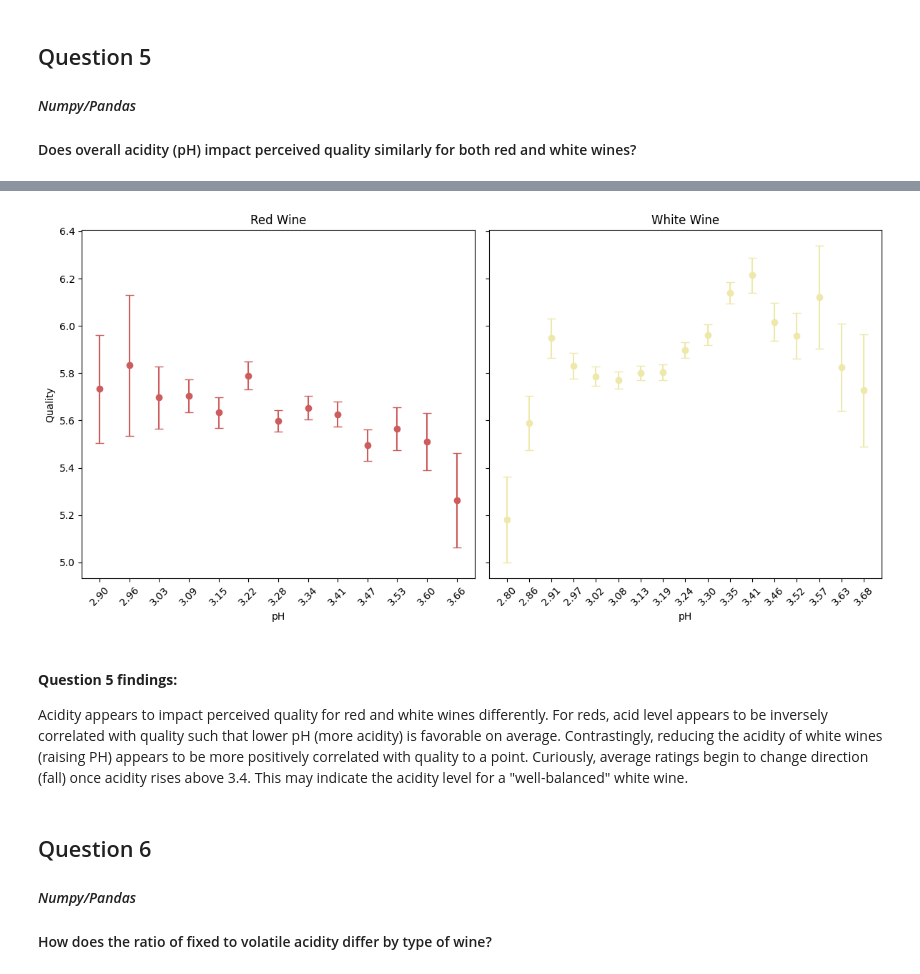
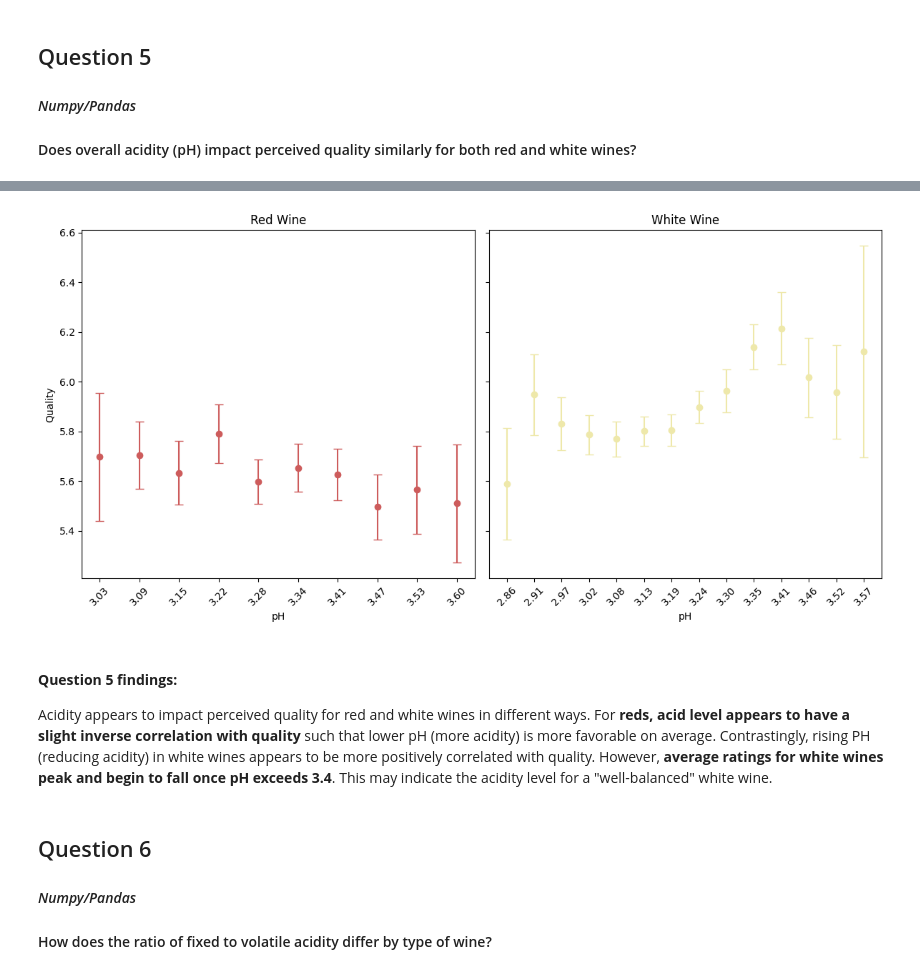
Before and after one commit to bspoerri/DS5010-Final-Project, a Jupyter notebook: final_project.ipynb, the cells around one changed output, grey strips where cells are left out. Drawn from its saved outputs; the diff is of its cells as text; code cells hidden in the pictures.

```diff
--- a/final_project.ipynb
+++ b/final_project.ipynb
@@ -283,7 +285,7 @@ def sweetness_labels(df, col='residual sugar'):
         col (string) - name of existing column which should be used in transformation
     '''
     # designate sweetness bins
-    bins = [0, 4, 12, 35, 120, float('inf')]
+    bins = [-0.1, 4, 12, 35, 120, float('inf')]
     labels = ['bone dry', 'dry', 'off-dry', 'medium-sweet', 'sweet']
     # use cut function to create a series of binned values; add series to df
     df['sweetness'] = pd.cut(df[col],
@@ -388,40 +392,40 @@ fig, axes = plt.subplots(1, 2, figsize=(12, 6), sharey=True)
 
 # plot error bars for mean quality across pH bins for each wine type
 for ax, (wine_type, type_group) in zip(axes, combined.groupby('type')):
     # bin pH values into 20 intervals
     pH_bin = pd.cut(type_group['pH'], bins=20)
 
     # calculate mean, std, and count of quality for each pH bin
     quality_stats = type_group.groupby(pH_bin)['quality'].agg(['mean', 'std', 'count'])
 
     # filter out bins with too few samples for reliable statistics
-    quality_stats = quality_stats[quality_stats['count'] > 10]
+    quality_stats = quality_stats[quality_stats['count'] >= 30]
 
     # calculate standard error for confidence intervals
     quality_stats['se'] = quality_stats['std'] / np.sqrt(quality_stats['count'])
 
     # plot mean quality with standard error bars
     ax.errorbar(range(len(quality_stats)),
                 quality_stats['mean'],
-                yerr=quality_stats['se'],
+                yerr=1.96 * quality_stats['se'],
                 fmt='o',
                 capsize=4,
                 color=default_colors[wine_type])
 
     # label x-axis with midpoint of each pH bin
     ax.set_xticks(range(len(quality_stats)))
     ax.set_xticklabels([f'{i.mid:.2f}' for i in quality_stats.index], rotation=45)
     ax.set_xlabel('pH')
     ax.set_title(f'{wine_type.title()} Wine')
 
 axes[0].set_ylabel('Quality')
 plt.tight_layout()
 # %% [output]
-[figure, old version]
+[figure, new version]
 # %% [markdown]
 #### **Question 5 findings:**
 
-Acidity appears to impact perceived quality for red and white wines differently. For reds, acid level appears to be inversely correlated with quality such that lower pH (more acidity) is favorable on average. Contrastingly, reducing the acidity of white wines (raising PH) appears to be more positively correlated with quality to a point. Curiously, average ratings begin to change direction (fall) once acidity rises above 3.4. This may indicate the acidity level for a "well-balanced" white wine.
+Acidity appears to impact perceived quality for red and white wines in different ways. For **reds, acid level appears to have a slight inverse correlation with quality** such that lower pH (more acidity) is more favorable on average. Contrastingly, rising PH (reducing acidity) in white wines appears to be more positively correlated with quality. However, **average ratings for white wines peak and begin to fall once pH exceeds 3.4**. This may indicate the acidity level for a "well-balanced" white wine.
 # %% [markdown]
 ## Question 6
 #### *Numpy/Pandas*
```
Also changed, not shown: parts of 56 cells of this notebook.
